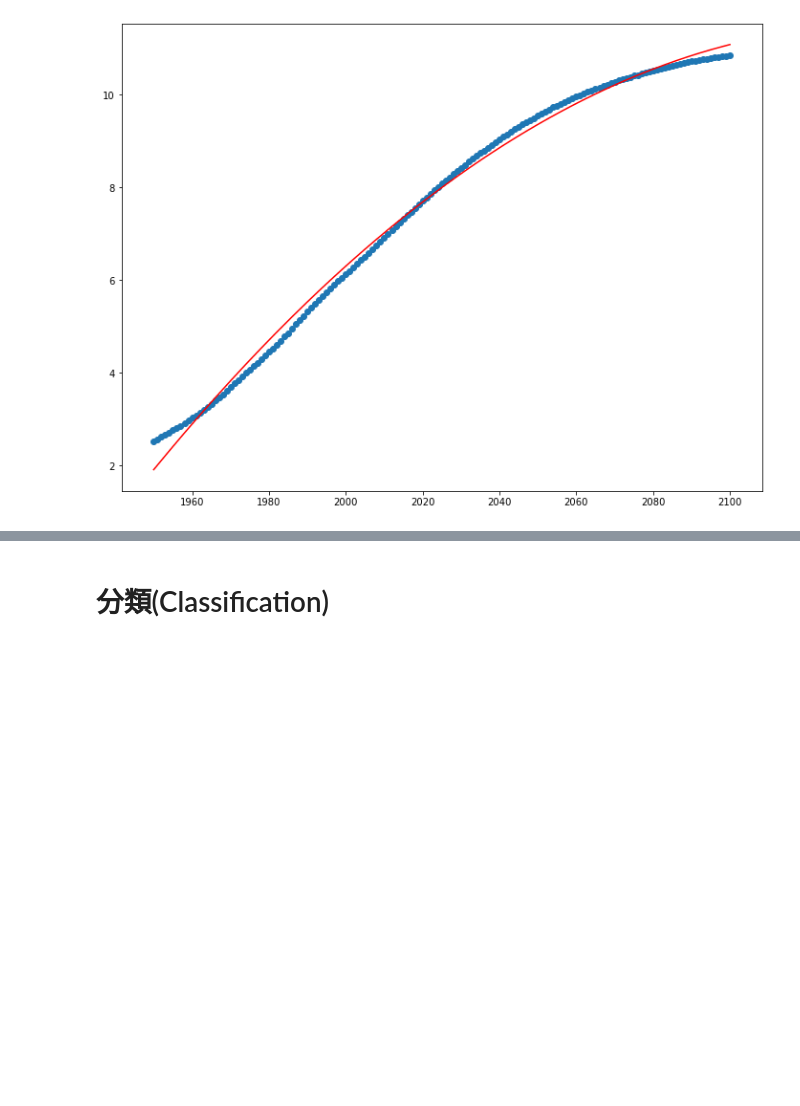
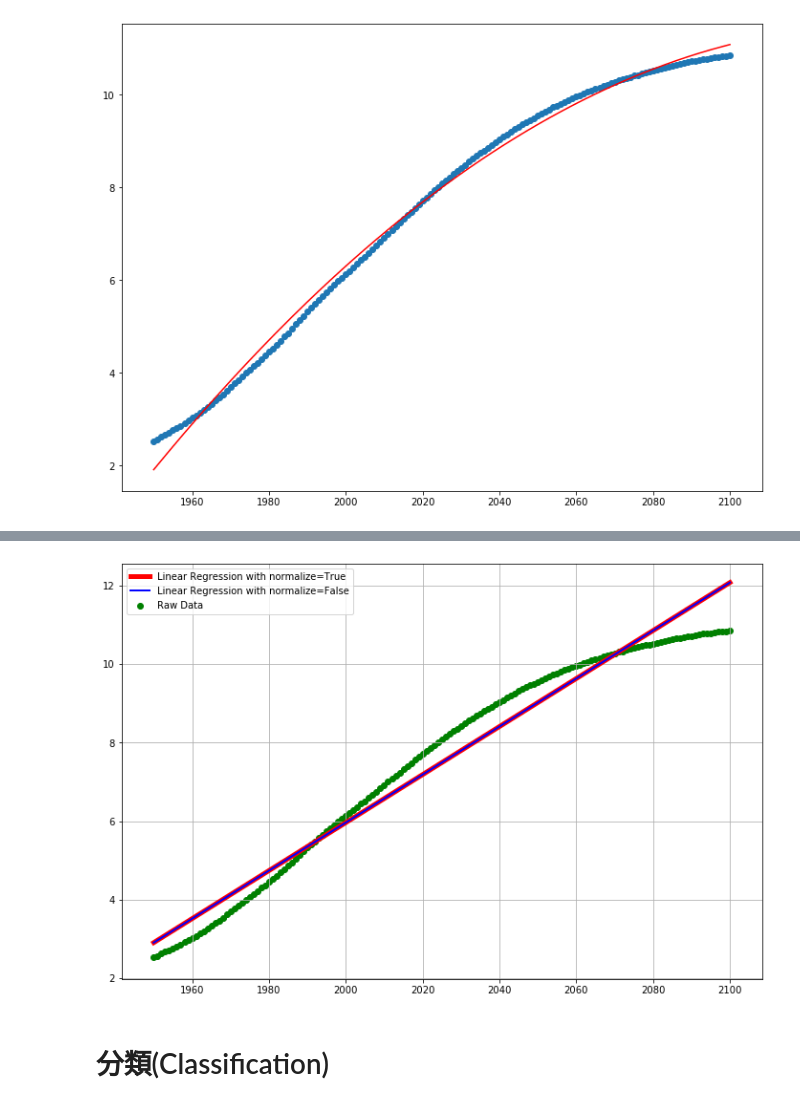
Before and after one commit to JeffWang0325/Python-Data-Science-Application-Development, a Jupyter notebook: class_07 (new)/class_07/Supervised_Unsupervised_Learning_20200823.ipynb, the cells around one changed output, grey strips where cells are left out. Cells and saved outputs as stored; diff of their text form; code cells hidden in the pictures; blank space fills up the shorter version.

```diff
--- a/class_07 (new)/class_07/Supervised_Unsupervised_Learning_20200823.ipynb
+++ b/class_07 (new)/class_07/Supervised_Unsupervised_Learning_20200823.ipynb
@@ -82,3 +133,20 @@ y = -0.00026688455962102194x^2 + 1.1420418251266933x + -1210.2427271938434
+# %%
+plt.figure(figsize = (12, 8))
+
+lr = LinearRegression(normalize=True)
+lr.fit(np.array(x).reshape(-1, 1), y)
+plt.plot(x, lr.predict(np.array(x).reshape(-1, 1)), c = 'r', linewidth = 5, label = 'Linear Regression with normalize=True')
+
+lr = LinearRegression(normalize=False)
+lr.fit(np.array(x).reshape(-1, 1), y)
+plt.plot(x, lr.predict(np.array(x).reshape(-1, 1)), c = 'b', linewidth = 2, label = 'Linear Regression with normalize=False')
+
+plt.scatter(x, y, c = 'g', label = 'Raw Data')
+plt.legend(loc = 'upper left')
+plt.grid()
+plt.show()
+# %% [output]
+[figure, added]
 # %% [markdown]
 # 分類(Classification)
 # %%
```
Also changed, not shown: parts of 55 cells of this notebook.
